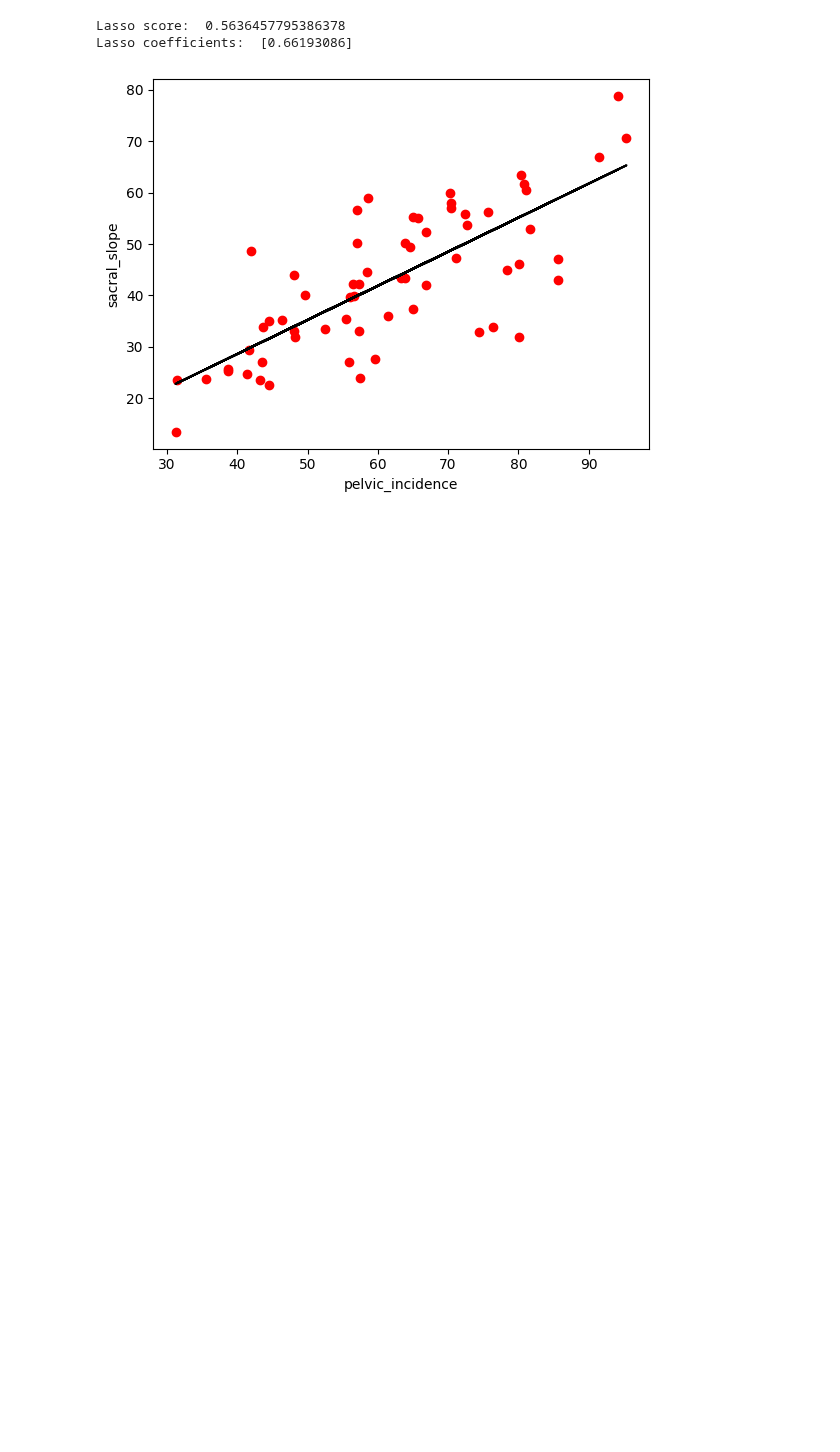
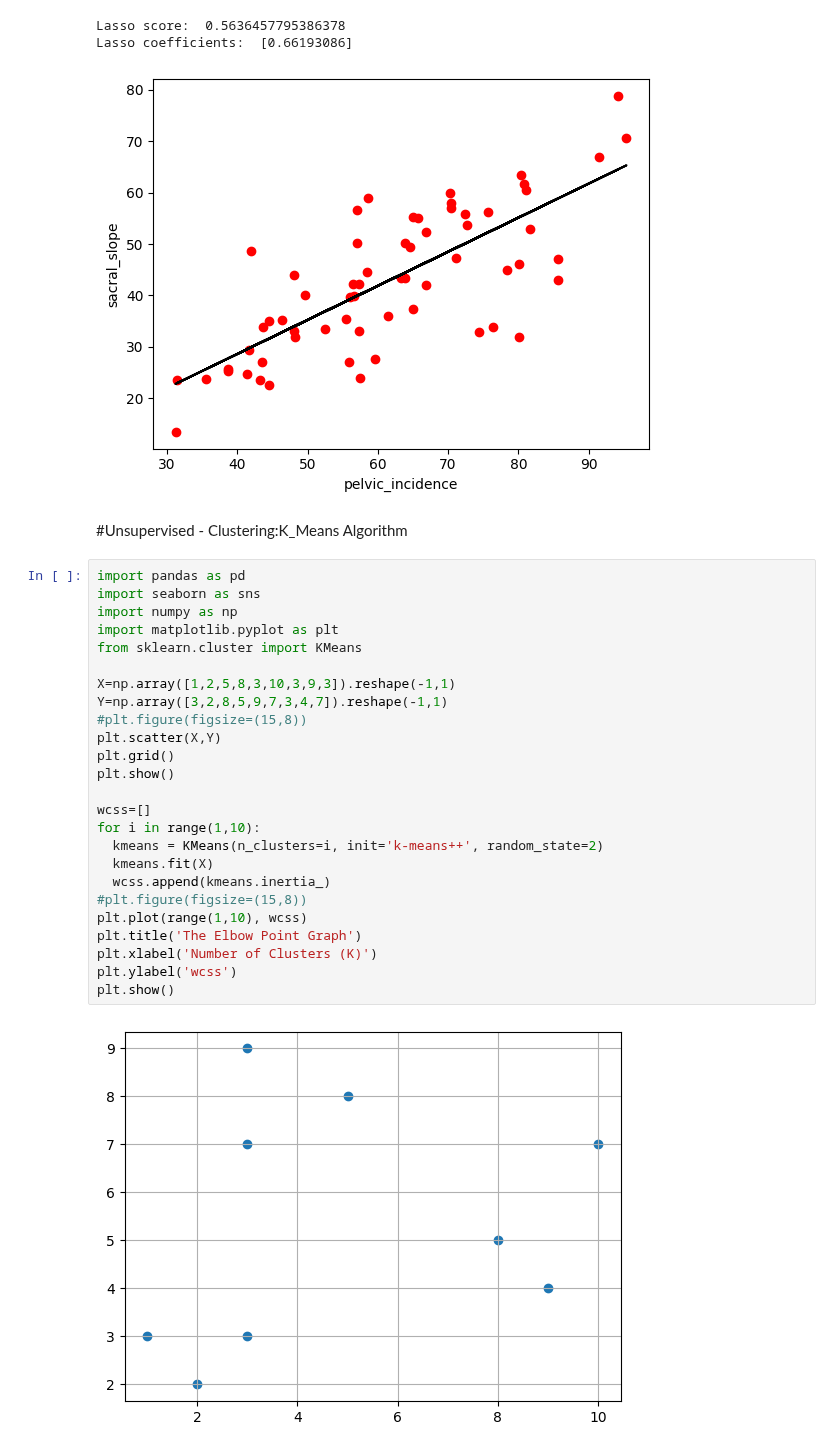
Before and after one commit to kjeyaram-orcl/DataScience, a Jupyter notebook: ML_Practise.ipynb, the cells around one changed output. Saved outputs shown, nothing was run; the diff lists cells and outputs as text; blank space fills up the shorter version.

```diff
--- a/ML_Practise.ipynb
+++ b/ML_Practise.ipynb
@@ -148,3 +148,32 @@ plt.show()
 Lasso score:  0.5636457795386378
 Lasso coefficients:  [0.66193086]
 [figure]
+# %% [markdown]
+#Unsupervised  - Clustering:K_Means Algorithm
+# %%
+import pandas as pd
+import seaborn as sns
+import numpy as np
+import matplotlib.pyplot as plt
+from sklearn.cluster import KMeans
+
+X=np.array([1,2,5,8,3,10,3,9,3]).reshape(-1,1)
+Y=np.array([3,2,8,5,9,7,3,4,7]).reshape(-1,1)
+#plt.figure(figsize=(15,8))
+plt.scatter(X,Y)
+plt.grid()
+plt.show()
+
+wcss=[]
+for i in range(1,10):
+  kmeans = KMeans(n_clusters=i, init='k-means++', random_state=2)
+  kmeans.fit(X)
+  wcss.append(kmeans.inertia_)
+#plt.figure(figsize=(15,8))
+plt.plot(range(1,10), wcss)
+plt.title('The Elbow Point Graph')
+plt.xlabel('Number of Clusters (K)')
+plt.ylabel('wcss')
+plt.show()
+# %% [output]
+[figure, added]
```
Also changed, not shown: parts of 5 cells of this notebook.
